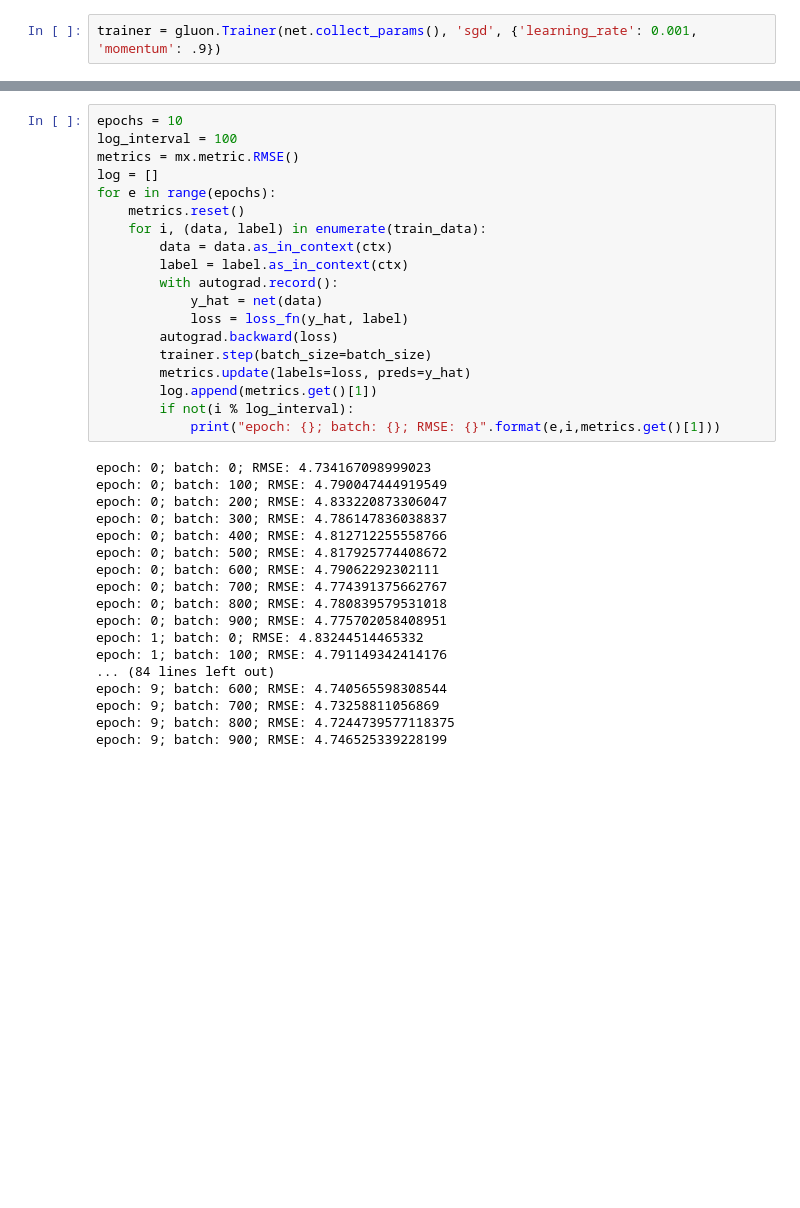
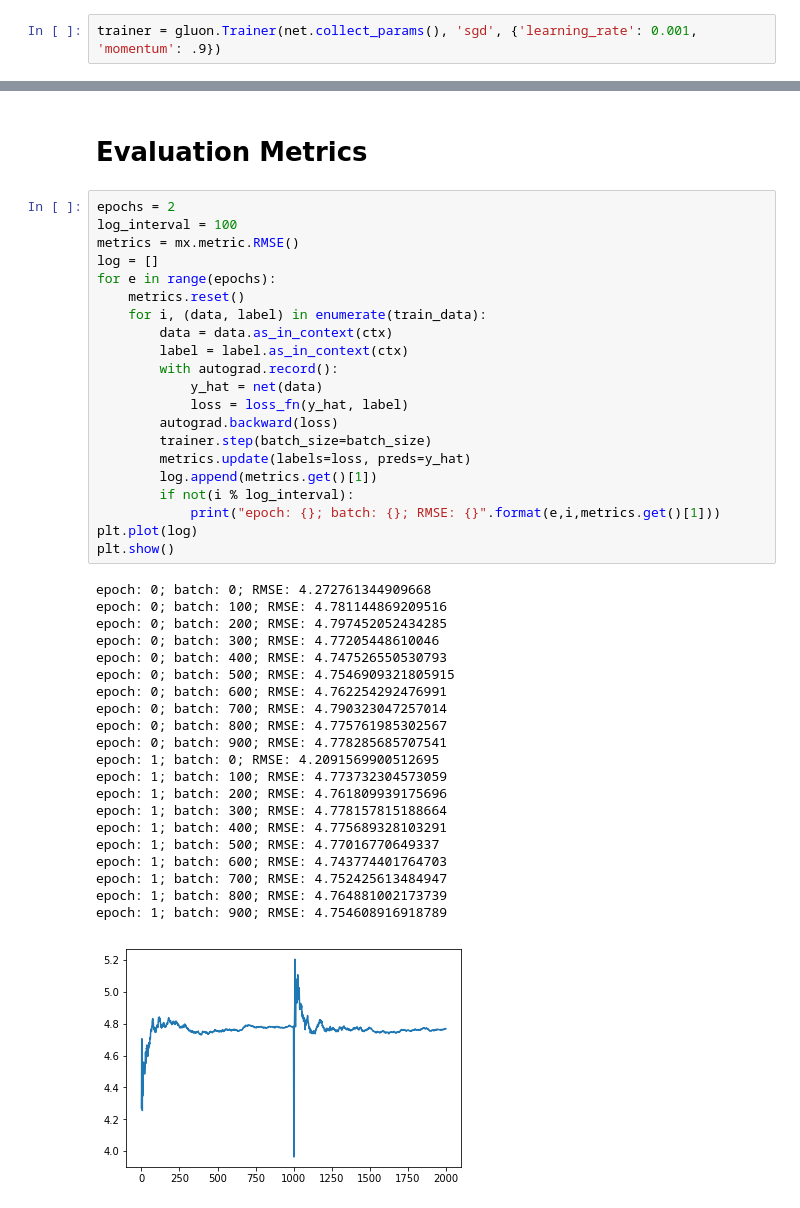
Before and after one commit to cyrusmvahid/GluonBootcamp, a Jupyter notebook: src/regression.ipynb, the cells around one changed output, grey strips where cells are left out. Drawn from its saved outputs; the diff is of its cells as text; blank space fills up the shorter version.

```diff
--- a/src/regression.ipynb
+++ b/src/regression.ipynb
@@ -163,37 +166,45 @@ NameError: name 'loss_fn' is not defined
+# %% [markdown]
+# Evaluation Metrics
 # %%
-epochs = 10
+epochs = 2
 log_interval = 100
 metrics = mx.metric.RMSE()
 log = []
 for e in range(epochs):
     metrics.reset()
     for i, (data, label) in enumerate(train_data):
         data = data.as_in_context(ctx)
         label = label.as_in_context(ctx)
         with autograd.record():
             y_hat = net(data)
             loss = loss_fn(y_hat, label)
         autograd.backward(loss)
         trainer.step(batch_size=batch_size)
         metrics.update(labels=loss, preds=y_hat)
         log.append(metrics.get()[1])
         if not(i % log_interval):
             print("epoch: {}; batch: {}; RMSE: {}".format(e,i,metrics.get()[1]))
+plt.plot(log)
+plt.show()
 # %% [output]
-epoch: 0; batch: 0; RMSE: 4.734167098999023
-epoch: 0; batch: 100; RMSE: 4.790047444919549
-epoch: 0; batch: 200; RMSE: 4.833220873306047
-epoch: 0; batch: 300; RMSE: 4.786147836038837
-epoch: 0; batch: 400; RMSE: 4.812712255558766
-epoch: 0; batch: 500; RMSE: 4.817925774408672
-epoch: 0; batch: 600; RMSE: 4.79062292302111
-epoch: 0; batch: 700; RMSE: 4.774391375662767
-epoch: 0; batch: 800; RMSE: 4.780839579531018
-epoch: 0; batch: 900; RMSE: 4.775702058408951
-epoch: 1; batch: 0; RMSE: 4.83244514465332
-epoch: 1; batch: 100; RMSE: 4.791149342414176
-... (84 lines left out)
-epoch: 9; batch: 600; RMSE: 4.740565598308544
-epoch: 9; batch: 700; RMSE: 4.73258811056869
-epoch: 9; batch: 800; RMSE: 4.7244739577118375
-epoch: 9; batch: 900; RMSE: 4.746525339228199
+epoch: 0; batch: 0; RMSE: 4.272761344909668
+epoch: 0; batch: 100; RMSE: 4.781144869209516
+epoch: 0; batch: 200; RMSE: 4.797452052434285
+epoch: 0; batch: 300; RMSE: 4.77205448610046
+epoch: 0; batch: 400; RMSE: 4.747526550530793
+epoch: 0; batch: 500; RMSE: 4.7546909321805915
+epoch: 0; batch: 600; RMSE: 4.762254292476991
+epoch: 0; batch: 700; RMSE: 4.790323047257014
+epoch: 0; batch: 800; RMSE: 4.775761985302567
+epoch: 0; batch: 900; RMSE: 4.778285685707541
+epoch: 1; batch: 0; RMSE: 4.2091569900512695
+epoch: 1; batch: 100; RMSE: 4.773732304573059
+epoch: 1; batch: 200; RMSE: 4.761809939175696
+epoch: 1; batch: 300; RMSE: 4.778157815188664
+epoch: 1; batch: 400; RMSE: 4.775689328103291
+epoch: 1; batch: 500; RMSE: 4.77016770649337
+epoch: 1; batch: 600; RMSE: 4.743774401764703
+epoch: 1; batch: 700; RMSE: 4.752425613484947
+epoch: 1; batch: 800; RMSE: 4.764881002173739
+epoch: 1; batch: 900; RMSE: 4.754608916918789
+[figure, added]
```
Also changed, not shown: parts of 17 cells of this notebook.
